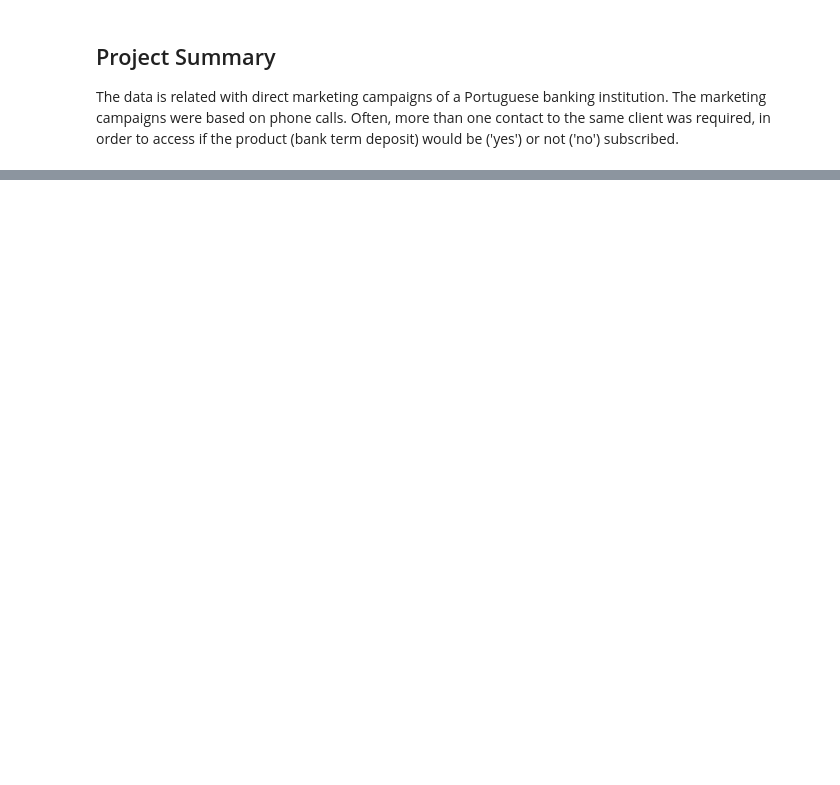
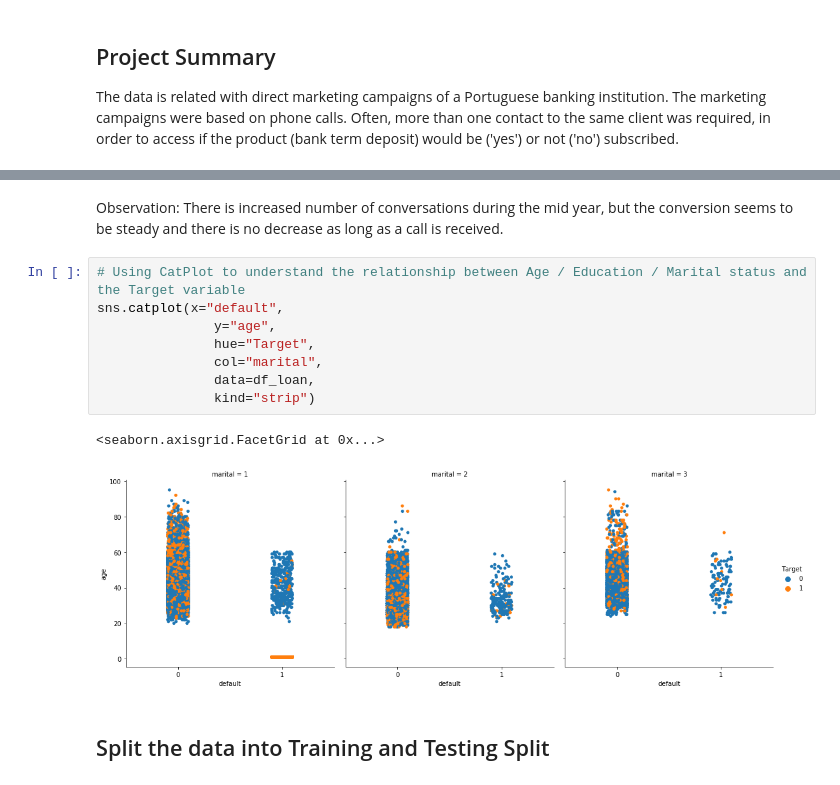
Before and after one commit to bruluc81/AIML-Primary, a Jupyter notebook: Project_3_Bruno_Suresh_Lucas.ipynb, the cells around one changed output, grey strips where cells are left out. Cells and saved outputs as stored; diff of their text form; blank space fills up the shorter version.

```diff
--- a/Project_3_Bruno_Suresh_Lucas.ipynb
+++ b/Project_3_Bruno_Suresh_Lucas.ipynb
@@ -68,0 +312,15 @@ df_loan
+# %% [markdown]
+Observation: There is increased number of conversations during the mid year, but the conversion seems to be steady and there is no decrease as long as a call is received.
+# %%
+# Using CatPlot to understand the relationship between Age / Education / Marital status and the Target variable
+sns.catplot(x="default",
+               y="age",
+               hue="Target",
+               col="marital",
+               data=df_loan,
+               kind="strip")
+# %% [output]
+<seaborn.axisgrid.FacetGrid at 0x...>
+[figure, added]
+# %% [markdown]
+## Split the data into Training and Testing Split
```
Also changed, not shown: parts of 46 cells of this notebook.
